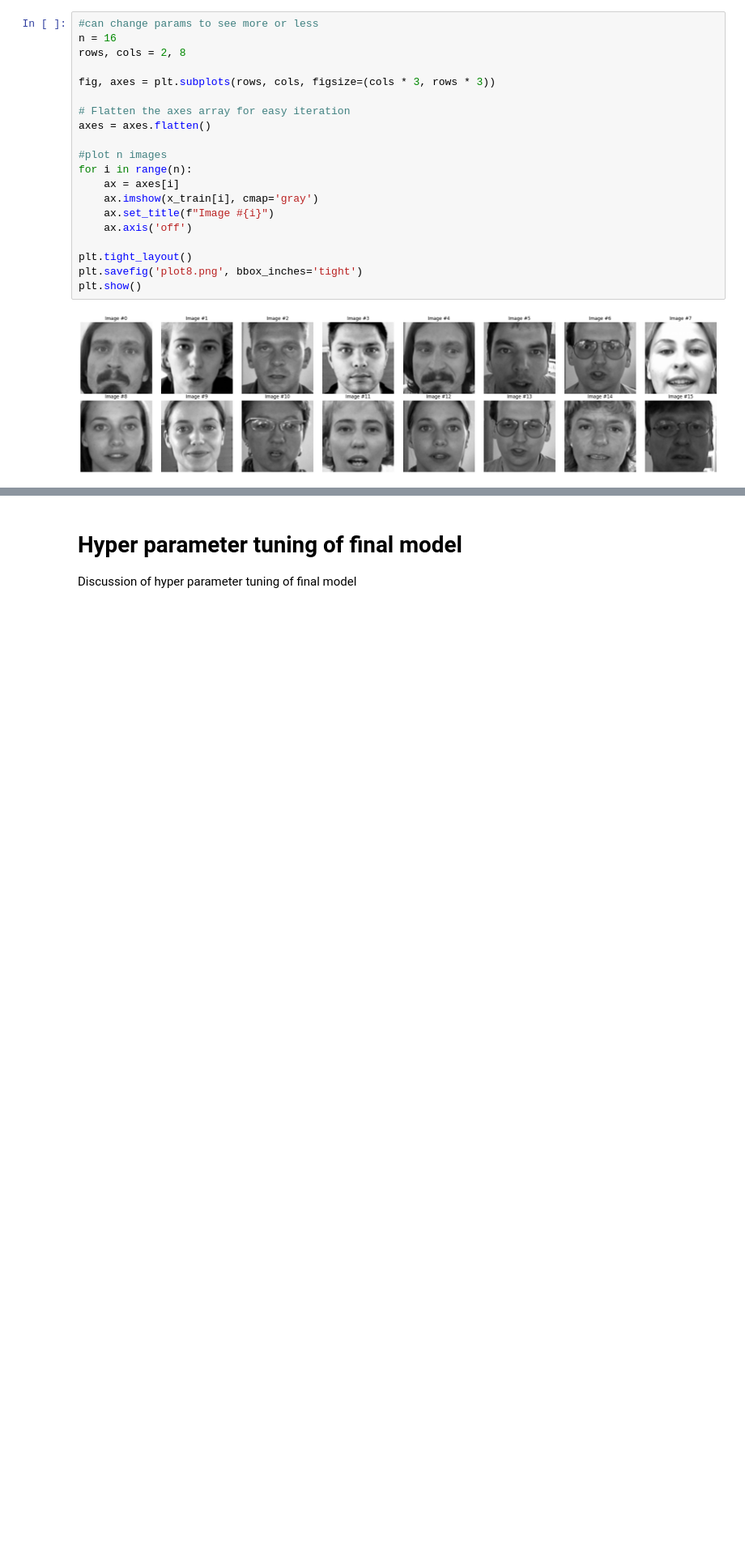
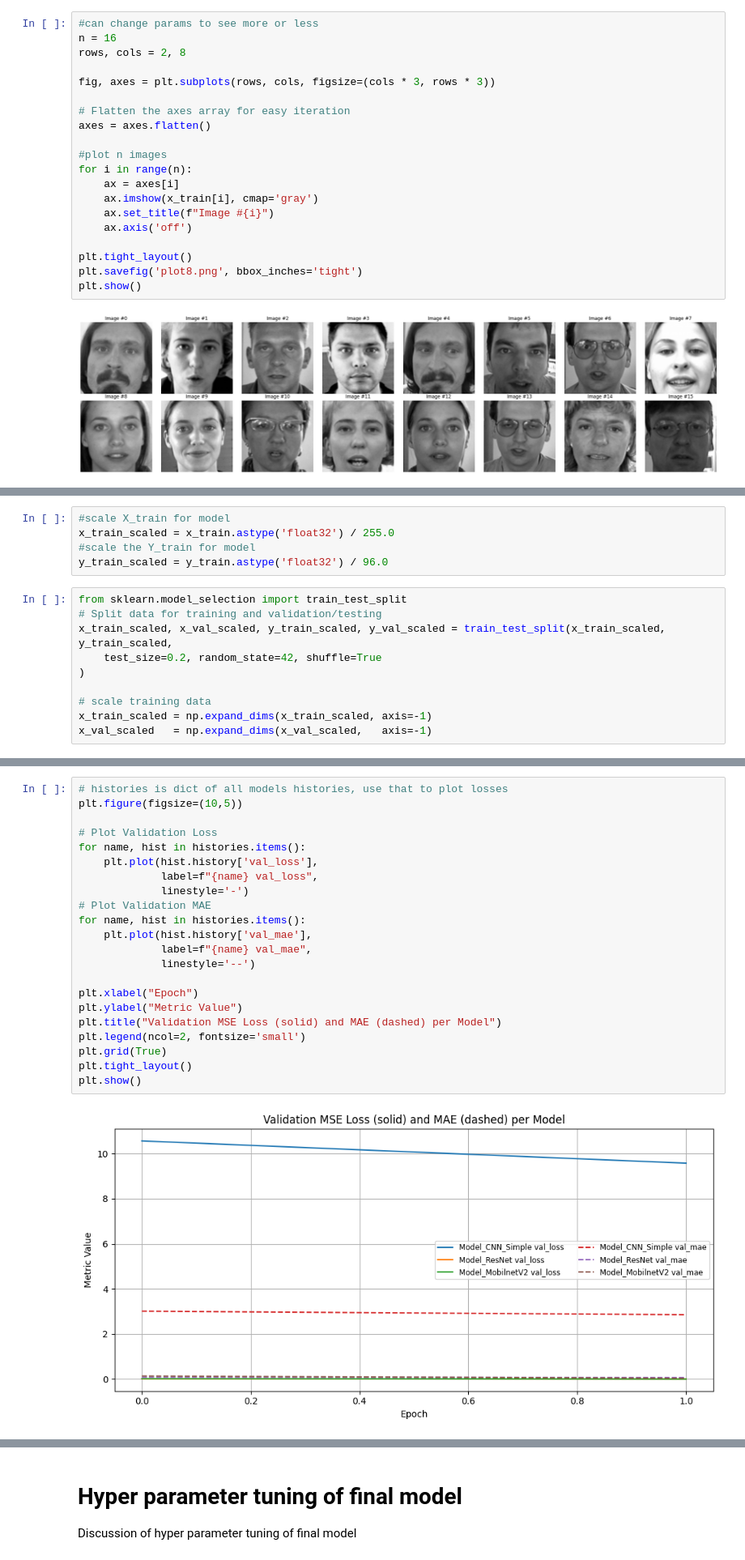
Before and after one commit to nickStanisic/FaceDetector, a Jupyter notebook: FaceDetector.ipynb, the cells around one changed output, grey strips where cells are left out. Shown at 81% size. Cells and saved outputs as stored; diff of their text form; blank space fills up the shorter version.

```diff
--- a/FaceDetector.ipynb
+++ b/FaceDetector.ipynb
@@ -244,0 +286,15 @@ Discussion of multiple models
+# %%
+#scale X_train for model
+x_train_scaled = x_train.astype('float32') / 255.0
+#scale the Y_train for model
+y_train_scaled = y_train.astype('float32') / 96.0
+# %%
+from sklearn.model_selection import train_test_split
+# Split data for training and validation/testing
+x_train_scaled, x_val_scaled, y_train_scaled, y_val_scaled = train_test_split(x_train_scaled, y_train_scaled,
+    test_size=0.2, random_state=42, shuffle=True
+)
+
+# scale training data
+x_train_scaled = np.expand_dims(x_train_scaled, axis=-1)
+x_val_scaled   = np.expand_dims(x_val_scaled,   axis=-1)
@@ -244,0 +458,24 @@ Discussion of multiple models
+# %%
+# histories is dict of all models histories, use that to plot losses
+plt.figure(figsize=(10,5))
+
+# Plot Validation Loss
+for name, hist in histories.items():
+    plt.plot(hist.history['val_loss'],
+             label=f"{name} val_loss",
+             linestyle='-')
+# Plot Validation MAE
+for name, hist in histories.items():
+    plt.plot(hist.history['val_mae'],
+             label=f"{name} val_mae",
+             linestyle='--')
+
+plt.xlabel("Epoch")
+plt.ylabel("Metric Value")
+plt.title("Validation MSE Loss (solid) and MAE (dashed) per Model")
+plt.legend(ncol=2, fontsize='small')
+plt.grid(True)
+plt.tight_layout()
+plt.show()
+# %% [output]
+[figure, added]
```
Also changed, not shown: parts of 16 cells of this notebook.
